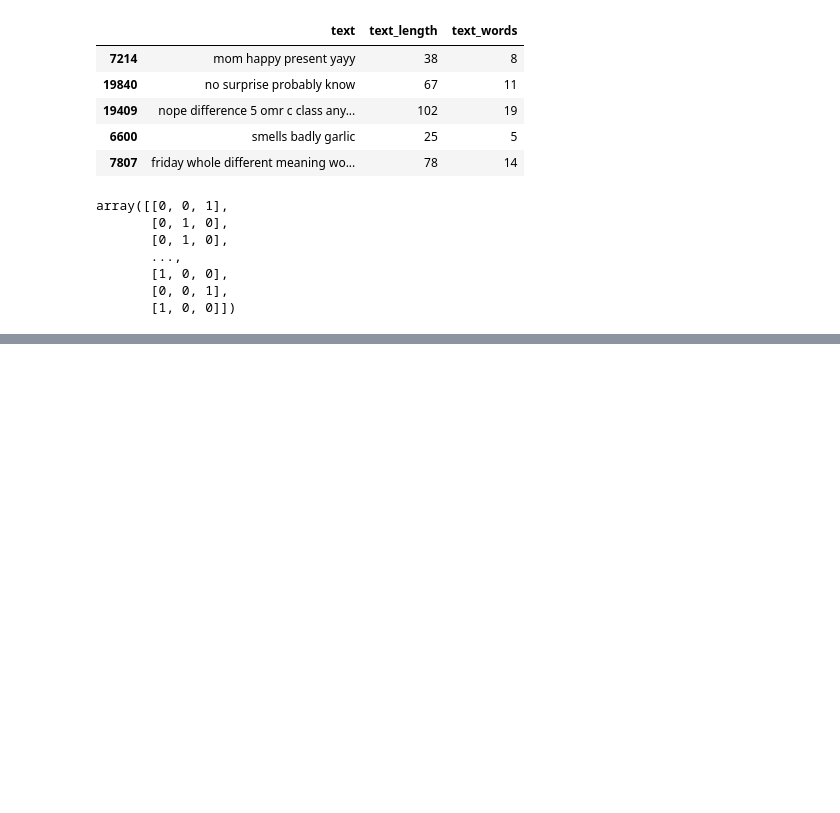
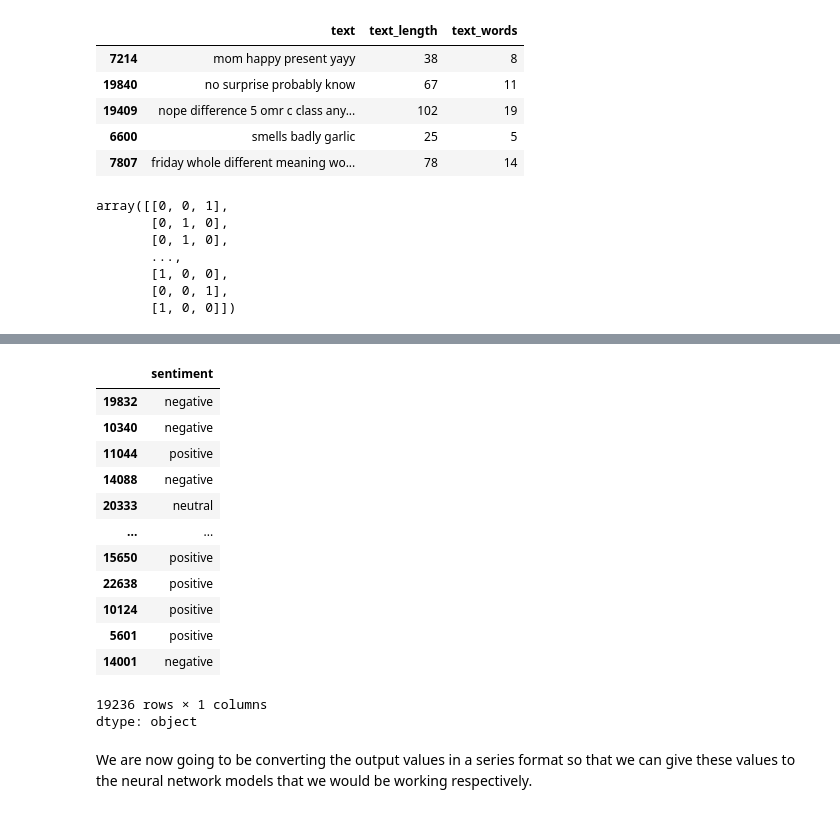
Before and after one commit to Bhupendra-glitch/Twitter-Sentiment-Analysis, a Jupyter notebook: Twitter_Sentiment_Analysis.ipynb, the cells around one changed output, grey strips where cells are left out. Cells and saved outputs as stored; diff of their text form; code cells hidden in the pictures; blank space fills up the shorter version.

```diff
--- a/Twitter_Sentiment_Analysis.ipynb
+++ b/Twitter_Sentiment_Analysis.ipynb
@@ -554,0 +585,19 @@ array([[0, 0, 1],
+# %%
+y_train
+# %% [output]
+|  | sentiment |
+| 19832 | negative |
+| 10340 | negative |
+| 11044 | positive |
+| 14088 | negative |
+| 20333 | neutral |
+| ... | ... |
+| 15650 | positive |
+| 22638 | positive |
+| 10124 | positive |
+| 5601 | positive |
+| 14001 | negative |
+19236 rows × 1 columns
+dtype: object
+# %% [markdown]
+We are now going to be converting the output values in a series format so that we can give these values to the neural network models that we would be working respectively.
```
Also changed, not shown: parts of 7 cells of this notebook.
